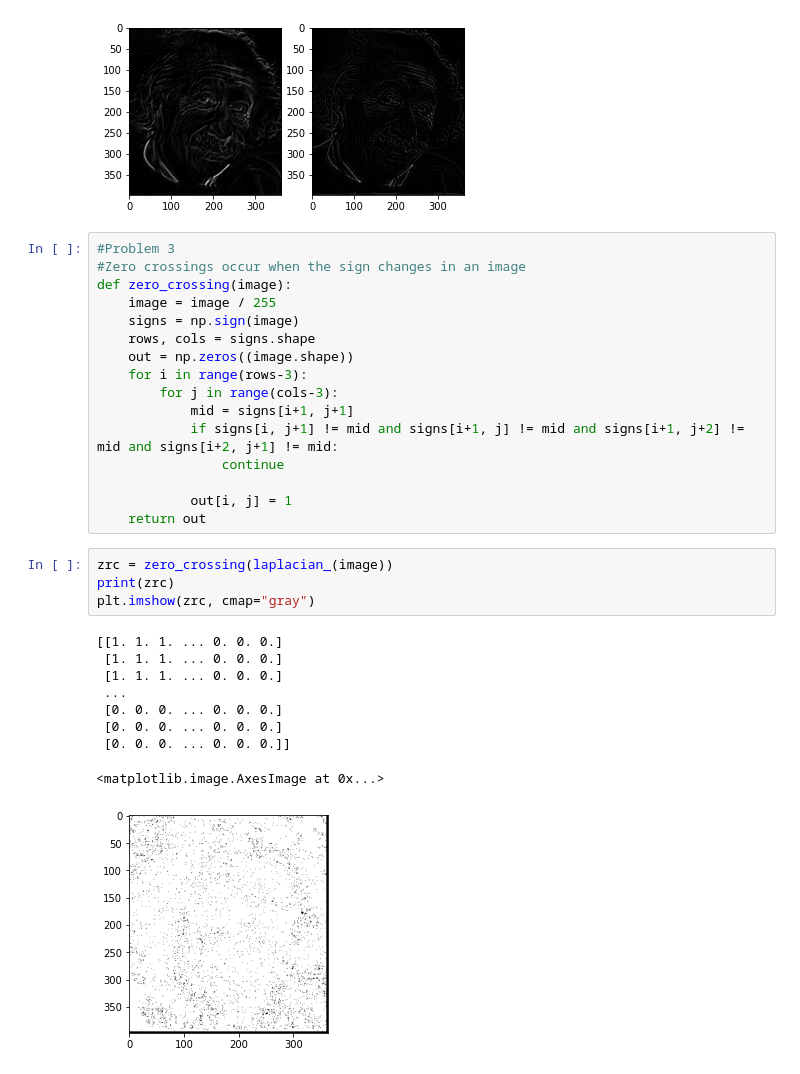
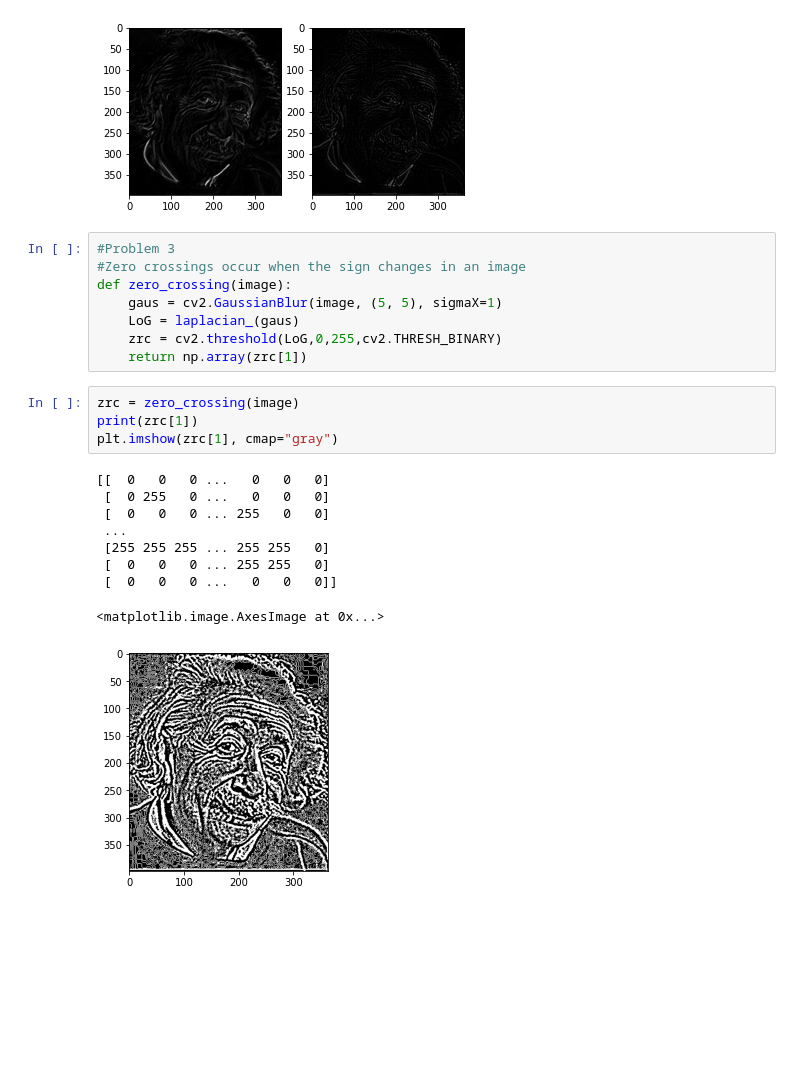
Before and after one commit to zmz223/CS584, a Jupyter notebook: hw4/hw4.ipynb, the cells around one changed output. Drawn from its saved outputs; the diff is of its cells as text; blank space fills up the shorter version.

```diff
--- a/hw4/hw4.ipynb
+++ b/hw4/hw4.ipynb
@@ -50,33 +50,25 @@ ax[1].imshow(laplacian_(image), cmap="gray")
  [ 0  0  0 ...  0  0  0]]
 <matplotlib.image.AxesImage at 0x...>
 [figure]
-# %%
-#Problem 3
-#Zero crossings occur when the sign changes in an image
-def zero_crossing(image):
-    image = image / 255
-    signs = np.sign(image)
-    rows, cols = signs.shape
-    out = np.zeros((image.shape))
-    for i in range(rows-3):
-        for j in range(cols-3):
-            mid = signs[i+1, j+1]
-            if signs[i, j+1] != mid and signs[i+1, j] != mid and signs[i+1, j+2] != mid and signs[i+2, j+1] != mid:
-                continue
-
-            out[i, j] = 1
-    return out
+# %%
+#Problem 3
+#Zero crossings occur when the sign changes in an image
+def zero_crossing(image):
+    gaus = cv2.GaussianBlur(image, (5, 5), sigmaX=1)
+    LoG = laplacian_(gaus)
+    zrc = cv2.threshold(LoG,0,255,cv2.THRESH_BINARY)
+    return np.array(zrc[1])
 # %%
-zrc = zero_crossing(laplacian_(image))
-print(zrc)
-plt.imshow(zrc, cmap="gray")
+zrc = zero_crossing(image)
+print(zrc[1])
+plt.imshow(zrc[1], cmap="gray")
 # %% [output]
-[[1. 1. 1. ... 0. 0. 0.]
- [1. 1. 1. ... 0. 0. 0.]
- [1. 1. 1. ... 0. 0. 0.]
+[[  0   0   0 ...   0   0   0]
+ [  0 255   0 ...   0   0   0]
+ [  0   0   0 ... 255   0   0]
  ...
- [0. 0. 0. ... 0. 0. 0.]
- [0. 0. 0. ... 0. 0. 0.]
- [0. 0. 0. ... 0. 0. 0.]]
+ [255 255 255 ... 255 255   0]
+ [  0   0   0 ... 255 255   0]
+ [  0   0   0 ...   0   0   0]]
 <matplotlib.image.AxesImage at 0x...>
-[figure, old version]
+[figure, new version]
```
